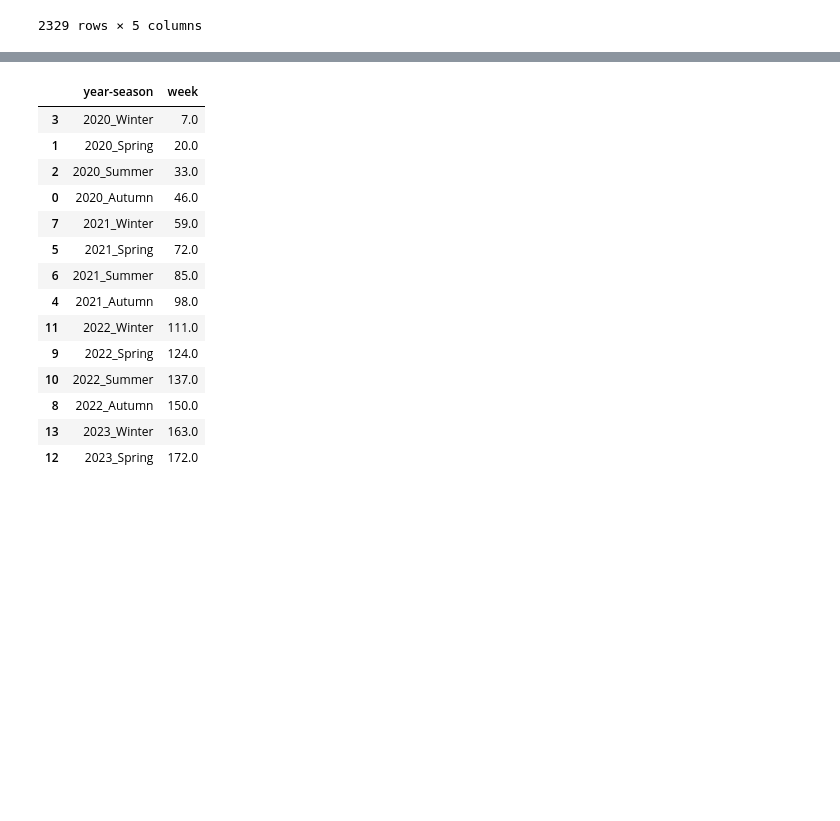
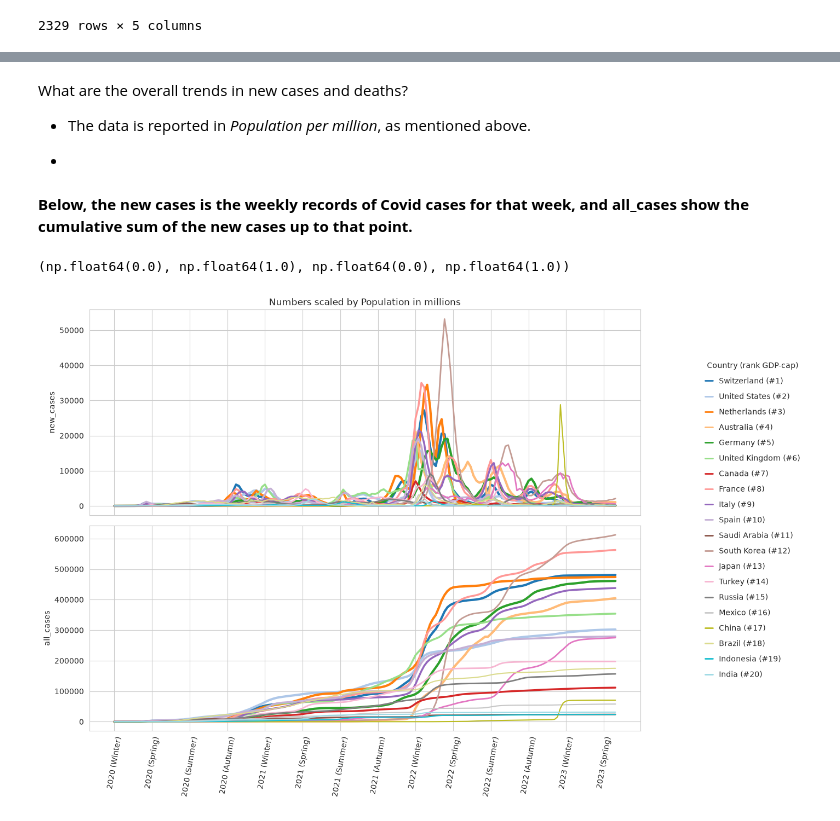
Before and after one commit to danialghamari/SQL_projects, a Jupyter notebook: Covid_19_analysis/Analysis.ipynb, the cells around one changed output, grey strips where cells are left out. Drawn from its saved outputs; the diff is of its cells as text; code cells hidden in the pictures; blank space fills up the shorter version.

```diff
--- a/Covid_19_analysis/Analysis.ipynb
+++ b/Covid_19_analysis/Analysis.ipynb
@@ -328,18 +345,6 @@ x_labels.sort_values(by="week", inplace=True)
-# %%
-x_labels
-# %% [output]
-|  | year-season | week |
-| 3 | 2020_Winter | 7.0 |
-| 1 | 2020_Spring | 20.0 |
-| 2 | 2020_Summer | 33.0 |
-| 0 | 2020_Autumn | 46.0 |
-| 7 | 2021_Winter | 59.0 |
-| 5 | 2021_Spring | 72.0 |
-| 6 | 2021_Summer | 85.0 |
-| 4 | 2021_Autumn | 98.0 |
-| 11 | 2022_Winter | 111.0 |
-| 9 | 2022_Spring | 124.0 |
-| 10 | 2022_Summer | 137.0 |
-| 8 | 2022_Autumn | 150.0 |
-| 13 | 2023_Winter | 163.0 |
-| 12 | 2023_Spring | 172.0 |
+# %% [markdown]
+What are the overall trends in new cases and deaths?
+
+- The data is reported in *Population per million*, as mentioned above.
+
+-
@@ -345,0 +384,50 @@ x_labels
+# %% [markdown]
+**Below, the new cases is the weekly records of Covid cases for that week, and all_cases show the cumulative sum of the new cases up to that point.**
+# %%
+fig = plt.figure(figsize=[15,10])
+gs = plt.GridSpec(2, 2, width_ratios=[1.,0.05], height_ratios=[1,1] , figure=fig, hspace=0.05)
+
+ax = [fig.add_subplot(gs[i,0], sharex=None if i==0 else fig.axes[0]) for i in range(gs.get_geometry()[0])]
+for (idx,name,population) in country_df[["id","country","population_mil"]].values:
+    data = cases_deaths_df.loc[cases_deaths_df.country_id==idx]
+    for counter,y_ in enumerate(["new_cases","all_cases"]):
+        data[y_] = data[y_].transform(func=lambda x: x/population)
+        sns.lineplot(x="week",
+                     y=y_,
+                     data=data,
+                     ax = ax[counter],
+                     color=color_map[idx],
+                     linewidth=linewidths[idx-1],
+                     label = name+f" (#{idx})")
+
+for counter in range(gs.get_geometry()[0]):
+    ax[counter].get_legend().remove()
+    ax[counter].set_xticks(xticks)
+    ax[counter].set_xlabel("")
+    ax[counter].tick_params(axis="x", labelbottom=False)
+
+ax[0].set_title("Numbers scaled by Population in millions")
+ax[-1].set_xticks(xticks,xticks_labels, rotation=80)
+ax[-1].tick_params(axis="x", labelbottom=True)
+
+ax_country_list = fig.add_subplot(gs[:,1])
+handles = [
+    plt.Line2D([0], [0], color=line.get_color(), lw=2, label=' '.join([i.capitalize() for i in line.get_label().split()]))
+    for idx,line in enumerate(ax[0].get_lines())
+]
+
+ax_country_list.legend(
+    handles=handles,
+    title="Country (rank GDP-cap)",
+    loc="center left",
+    frameon=False,
+    fontsize=10,
+    handlelength=1,
+    labelspacing=1.0
+)
+
+# Hide the legend axis
+ax_country_list.axis("off")
+# %% [output]
+(np.float64(0.0), np.float64(1.0), np.float64(0.0), np.float64(1.0))
+[figure, added]
```
Also changed, not shown: parts of 24 cells of this notebook, 3 other files.
